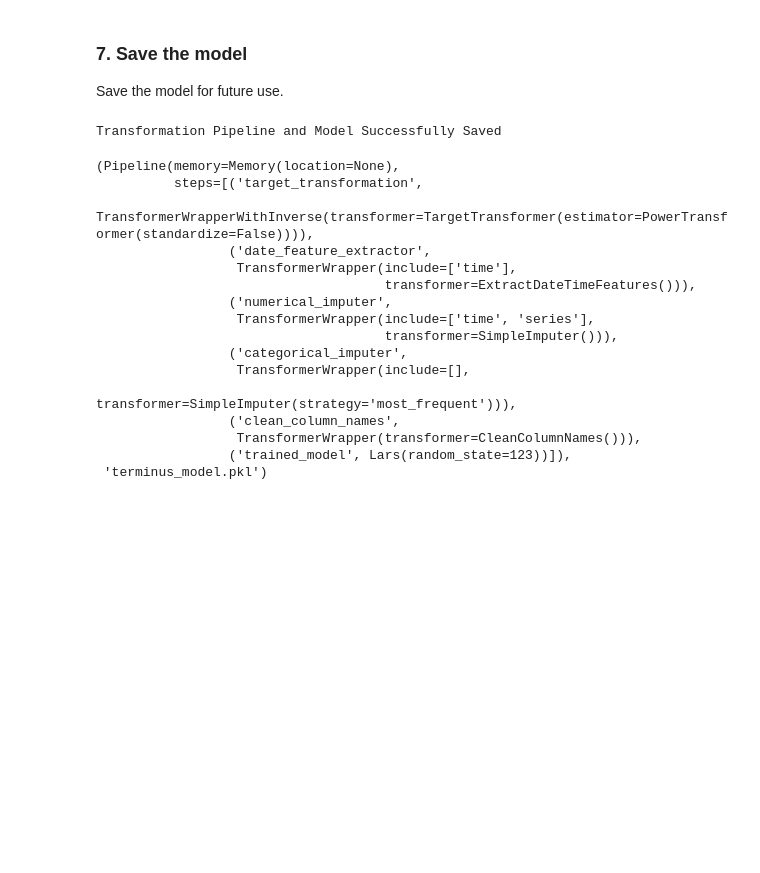
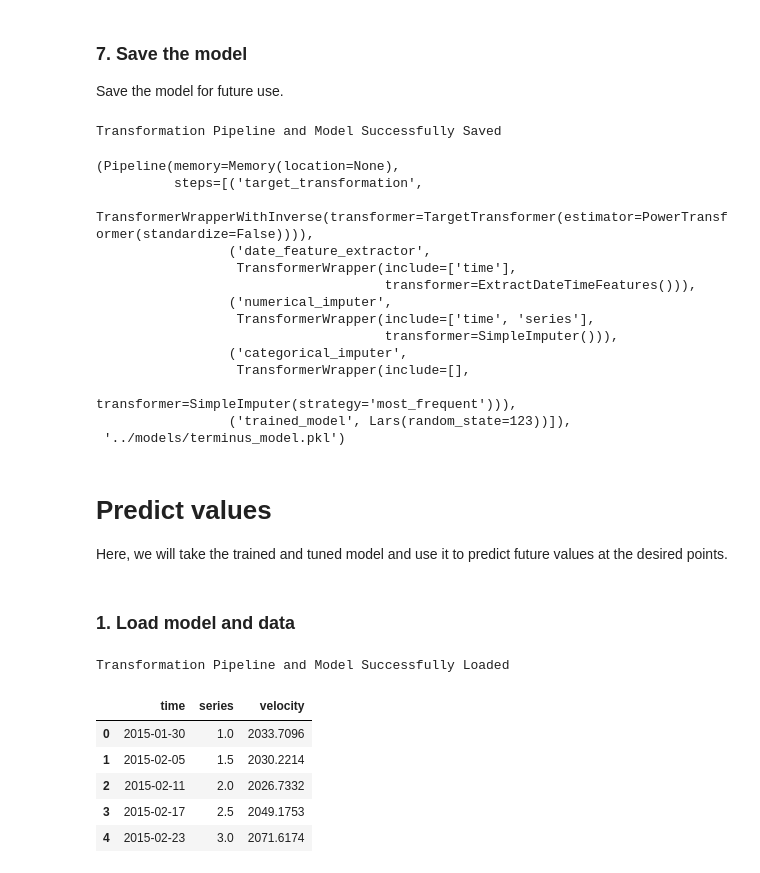
Before and after one commit to cjense/seasonal-icevelocity-prediction, a Jupyter notebook: notebooks/CML_workflow.ipynb, the cells around one changed output. Cells and saved outputs as stored; diff of their text form; code cells hidden in the pictures; blank space fills up the shorter version.

Commit message:
update and generalize notebooks. add models

```diff
--- a/notebooks/CML_workflow.ipynb
+++ b/notebooks/CML_workflow.ipynb
@@ -303,7 +317,7 @@ It is important to consider the model with the least computational time **and**
 
 Save the model for future use.
 # %%
-save_model(dt, point_name + '_model')
+save_model(dt, '../models/' + point_name + '_model')
 # %% [output]
 Transformation Pipeline and Model Successfully Saved
 (Pipeline(memory=Memory(location=None),
@@ -318,7 +332,28 @@ Transformation Pipeline and Model Successfully Saved
                  ('categorical_imputer',
                   TransformerWrapper(include=[],
                                      transformer=SimpleImputer(strategy='most_frequent'))),
-                 ('clean_column_names',
-                  TransformerWrapper(transformer=CleanColumnNames())),
                  ('trained_model', Lars(random_state=123))]),
- 'terminus_model.pkl')
+ '../models/terminus_model.pkl')
+# %% [markdown]
+# Predict values
+
+Here, we will take the trained and tuned model and use it to predict future values at the desired points.
+# %% [markdown]
+### 1. Load model and data
+# %%
+model = load_model('../models/' + point_name + '_model')
+# %% [output]
+Transformation Pipeline and Model Successfully Loaded
+# %%
+df['time'] = pd.to_datetime(df['time'])  # Ensure date is datetime type
+df = df.set_index('time').resample('6D').mean(numeric_only=True)  # Resample to every 6 days frequency
+df = df.interpolate()  # Interpolate missing values
+df.reset_index(inplace=True)  # Reset index
+df.head()
+# %% [output]
+|  | time | series | velocity |
+| 0 | 2015-01-30 | 1.0 | 2033.7096 |
+| 1 | 2015-02-05 | 1.5 | 2030.2214 |
+| 2 | 2015-02-11 | 2.0 | 2026.7332 |
+| 3 | 2015-02-17 | 2.5 | 2049.1753 |
+| 4 | 2015-02-23 | 3.0 | 2071.6174 |
```
Also changed, not shown: parts of 19 cells of this notebook, 4 other files.
